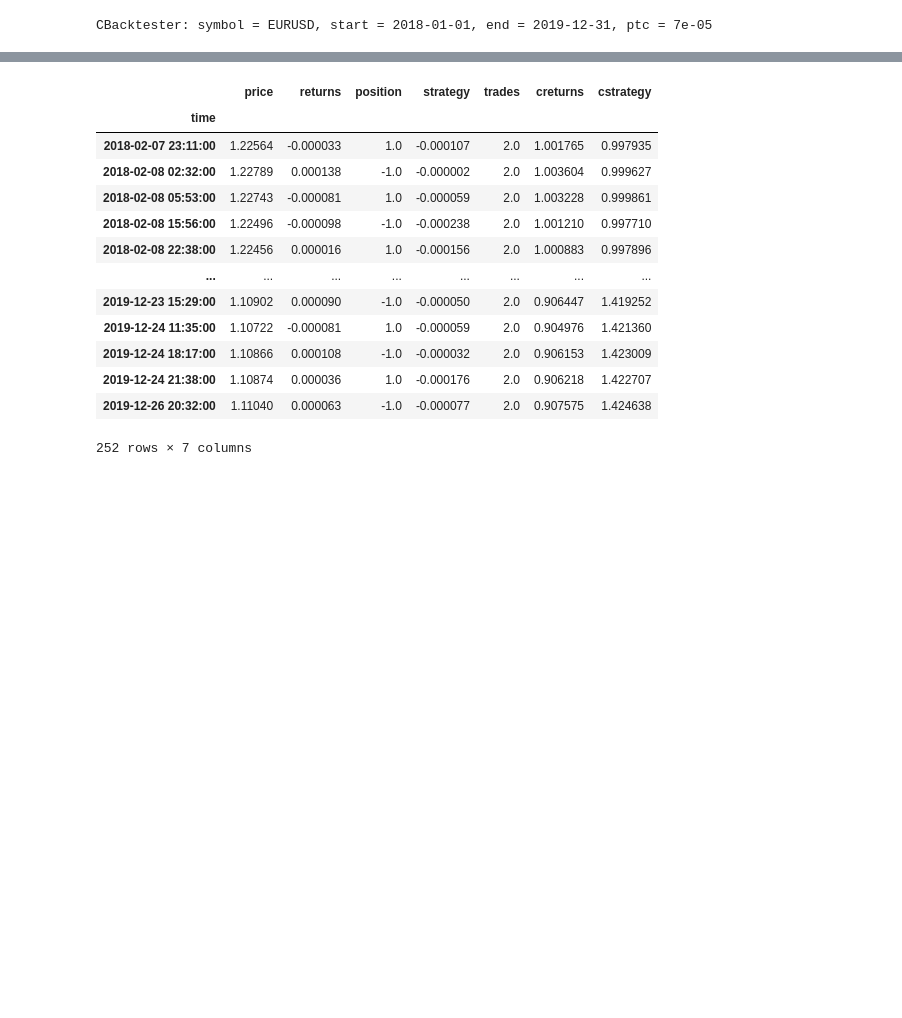
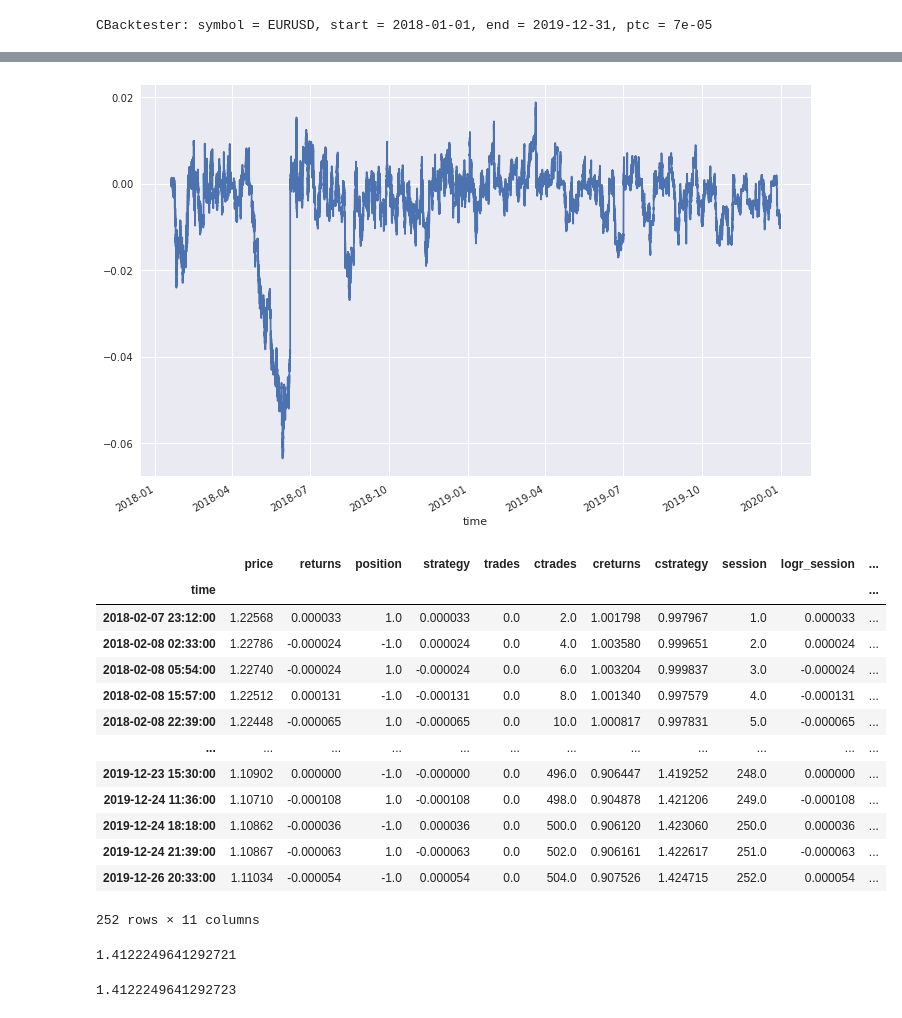
Before and after one commit to pianofreq/hagmann-perf-opt-course, a Jupyter notebook: PerfOptCourse/Section_1/CBacktester-RTM.ipynb, the cells around one changed output, grey strips where cells are left out. Drawn from its saved outputs; the diff is of its cells as text; code cells hidden in the pictures; blank space fills up the shorter version.

```diff
--- a/PerfOptCourse/Section_1/CBacktester-RTM.ipynb
+++ b/PerfOptCourse/Section_1/CBacktester-RTM.ipynb
@@ -40,7 +40,7 @@ class CBacktester():
         data = self.data.copy()
         resamp = self.results.copy()
 
-        data['position'] = resamp.position.shift() #review: not sure why this is being called
+        data['position'] = resamp.position.shift(1) #review: not sure why this is being called
         data = data.loc[data.index[0]:].copy()
         data.position = data.position.shift(-1).ffill() #review: not sure why this is being called
         data.dropna(inplace=True)
@@ -63,6 +63,7 @@ class CBacktester():
         data['strategy'] = data['position'].shift(1) * data['returns']
 
         data['trades'] = data.position.diff().fillna(0).abs() #finds the difference between the rows in 'position'
+        data['ctrades'] = data.trades.cumsum()
         data.strategy = data.strategy - data['trades'] * self.tc #subtract trading costs from strategy
         self.results = data
 
@@ -83,7 +84,8 @@ class CBacktester():
             print('run test_strategy() first')
             return
         else:
-            self.results[['creturns', 'cstrategy']].plot(figsize=(15,8))
+            self.results[['creturns', 'cstrategy']].plot(figsize=(15,8),\
+            title = '{} | Frequency: {} | Window: {} | TC: {}'.format(self.symbol, self.freq, self.window, round(self.tc,6)))
 
     def optimize_strategy(self, freq_range, window_range):#, metric = "Multiple"):
 
@@ -114,7 +116,7 @@ class CBacktester():
         window = best.Window.iloc[0]
         perf = best.Performance.iloc[0]
         clear_output(wait=True) #clear output again after last iteration
-        print('Best Combination: Frequency: {} | Window: {} | {}: {}'.format(freq, window, 'Multiple', round(perf,6)))
+        print('Best Combination: Frequency: {} min. | Window: {} | {}: {}'.format(freq, window, 'Multiple', round(perf,6)))
         self.test_strategy(freq, window)
 
     def visualize_many(self):
@@ -122,9 +124,20 @@ class CBacktester():
 
     def add_sessions(self, visualize = False):
         data = self.results.copy()
+
         data['session'] = np.sign(data.trades).cumsum().shift(1).fillna(0)
-        data['logr_session'] = data.groupby('session').strategy.cumsum() #cumulative log returns per trading session
-        data['session_compound'] = data.groupby('session').strategy.cumsum().apply(np.exp) - 1 #cum simp returns p. tr. sess.
+
+        #cumulative log returns per trading session
+        data['logr_session'] = data.groupby('session').strategy.cumsum()
+
+        #cumulative simple returns per trading session
+        data['session_compound'] = data.groupby('session').strategy.cumsum().apply(np.exp) - 1
+
+        self.results = data
+
+        if visualize:
+            data['session_compound'].plot(figsize=(12,8))
+            plt.show()
 
 
     def add_stop_loss(self, sl_thresh, report = True):
@@ -188,9 +201,3 @@ tester = CBacktester("one_minute.csv", "EURUSD", "2018-01-01", "2019-12-31", spr
 tester
 # %% [output]
 CBacktester: symbol = EURUSD, start = 2018-01-01, end = 2019-12-31, ptc = 7e-05
-# %%
-tester.prepare_data(60,1)
-tester.run_backtest()
-tester.test_strategy()
-tester.optimize_strategy((201,400,20), (101,400,20))
-tester.plot_results()
@@ -216,17 +225,27 @@ tester.results_overview.sort_values(by='Performance', ascending=False)
 # %%
-tester.results.loc[tester.results.trades == 2]
+tester.add_sessions(True)
+tester.results.loc[tester.results.session.diff() == 1]
 # %% [output]
+[figure, added]
-|  | price | returns | position | strategy | trades | creturns | cstrategy |
-| time |  |  |  |  |  |  |  |
-| 2018-02-07 23:11:00 | 1.22564 | -0.000033 | 1.0 | -0.000107 | 2.0 | 1.001765 | 0.997935 |
-| 2018-02-08 02:32:00 | 1.22789 | 0.000138 | -1.0 | -0.000002 | 2.0 | 1.003604 | 0.999627 |
-| 2018-02-08 05:53:00 | 1.22743 | -0.000081 | 1.0 | -0.000059 | 2.0 | 1.003228 | 0.999861 |
-| 2018-02-08 15:56:00 | 1.22496 | -0.000098 | -1.0 | -0.000238 | 2.0 | 1.001210 | 0.997710 |
-| 2018-02-08 22:38:00 | 1.22456 | 0.000016 | 1.0 | -0.000156 | 2.0 | 1.000883 | 0.997896 |
-| ... | ... | ... | ... | ... | ... | ... | ... |
-| 2019-12-23 15:29:00 | 1.10902 | 0.000090 | -1.0 | -0.000050 | 2.0 | 0.906447 | 1.419252 |
-| 2019-12-24 11:35:00 | 1.10722 | -0.000081 | 1.0 | -0.000059 | 2.0 | 0.904976 | 1.421360 |
-| 2019-12-24 18:17:00 | 1.10866 | 0.000108 | -1.0 | -0.000032 | 2.0 | 0.906153 | 1.423009 |
-| 2019-12-24 21:38:00 | 1.10874 | 0.000036 | 1.0 | -0.000176 | 2.0 | 0.906218 | 1.422707 |
-| 2019-12-26 20:32:00 | 1.11040 | 0.000063 | -1.0 | -0.000077 | 2.0 | 0.907575 | 1.424638 |
+|  | price | returns | position | strategy | trades | ctrades | creturns | cstrategy | session | logr_session | ... |
+| time |  |  |  |  |  |  |  |  |  |  | ... |
+| 2018-02-07 23:12:00 | 1.22568 | 0.000033 | 1.0 | 0.000033 | 0.0 | 2.0 | 1.001798 | 0.997967 | 1.0 | 0.000033 | ... |
+| 2018-02-08 02:33:00 | 1.22786 | -0.000024 | -1.0 | 0.000024 | 0.0 | 4.0 | 1.003580 | 0.999651 | 2.0 | 0.000024 | ... |
+| 2018-02-08 05:54:00 | 1.22740 | -0.000024 | 1.0 | -0.000024 | 0.0 | 6.0 | 1.003204 | 0.999837 | 3.0 | -0.000024 | ... |
+| 2018-02-08 15:57:00 | 1.22512 | 0.000131 | -1.0 | -0.000131 | 0.0 | 8.0 | 1.001340 | 0.997579 | 4.0 | -0.000131 | ... |
+| 2018-02-08 22:39:00 | 1.22448 | -0.000065 | 1.0 | -0.000065 | 0.0 | 10.0 | 1.000817 | 0.997831 | 5.0 | -0.000065 | ... |
+| ... | ... | ... | ... | ... | ... | ... | ... | ... | ... | ... | ... |
+| 2019-12-23 15:30:00 | 1.10902 | 0.000000 | -1.0 | -0.000000 | 0.0 | 496.0 | 0.906447 | 1.419252 | 248.0 | 0.000000 | ... |
+| 2019-12-24 11:36:00 | 1.10710 | -0.000108 | 1.0 | -0.000108 | 0.0 | 498.0 | 0.904878 | 1.421206 | 249.0 | -0.000108 | ... |
+| 2019-12-24 18:18:00 | 1.10862 | -0.000036 | -1.0 | 0.000036 | 0.0 | 500.0 | 0.906120 | 1.423060 | 250.0 | 0.000036 | ... |
+| 2019-12-24 21:39:00 | 1.10867 | -0.000063 | 1.0 | -0.000063 | 0.0 | 502.0 | 0.906161 | 1.422617 | 251.0 | -0.000063 | ... |
+| 2019-12-26 20:33:00 | 1.11034 | -0.000054 | -1.0 | 0.000054 | 0.0 | 504.0 | 0.907526 | 1.424715 | 252.0 | 0.000054 | ... |
-252 rows × 7 columns
+252 rows × 11 columns
+# %%
+tester.results.groupby('session').session_compound.last().add(1).prod()
+# %% [output]
+1.4122249641292721
+# %%
+tester.calculate_multiple(tester.results.strategy)
+# %% [output]
+1.4122249641292723
```
Also changed, not shown: parts of 4 cells of this notebook, 1 other file.
